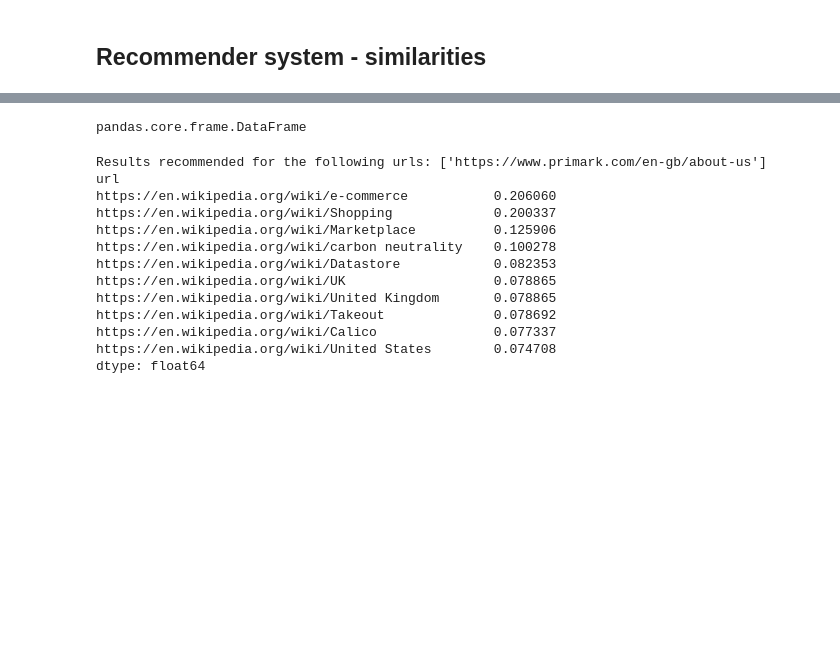
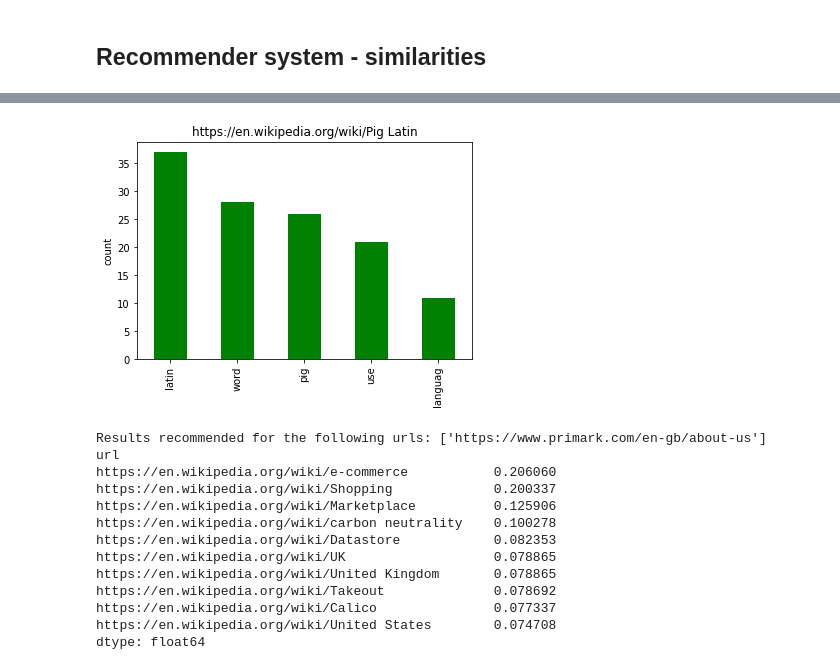
Before and after one commit to azywot/wiki-recommender-system, a Jupyter notebook: project.ipynb, the cells around one changed output, grey strips where cells are left out. Saved outputs shown, nothing was run; the diff lists cells and outputs as text; code cells hidden in the pictures; blank space fills up the shorter version.

```diff
--- a/project.ipynb
+++ b/project.ipynb
@@ -311,6 +311,26 @@ dfTFIDF
 Save the obtained data frame to csv file.
 # %% [markdown]
 ## Recommender system - similarities
+# %%
+def preprocess_user_input(user_data, mode='query'):
+    if mode == 'query':
+        if isinstance(user_data, list):
+            user_data = ' '.join(user_data)
+        query = preprocess(user_data)
+
+    elif mode == 'url':
+        if isinstance(user_data, list):
+            query = ''
+            for url in user_data:
+                query = query + ' ' + preprocess(getText(url))
+
+        else:
+            query = preprocess(getText(url))
+
+    if query is None:
+        return None
+
+    return query
 # %%
 def get_recommendations(df, user_data, mode='query', n=10):
     tfidf = TfidfVectorizer(ngram_range=(1,1), use_idf=True, smooth_idf=False, stop_words='english')
@@ -346 +348,15 @@ def get_recommendations(df, user_data, mode='query', n=10):
+# %%
+def get_statistics(dfCV, result_url, user_data, mode='query', n=5):
+    res = dfCV.iloc[dfCV.index.get_loc(result_url)]
+    res = res.sort_values(ascending=False)[:n]
+
+    query = preprocess_user_input(user_data, mode)
+    test_query = [query, '']
+    CountVec = CountVectorizer(ngram_range=(1,1), stop_words='english')
+    CountData = CountVec.fit_transform(test_query)
+    dfCV_query = pd.DataFrame(CountData.toarray(), columns=CountVec.get_feature_names_out()).iloc[0]
+    dfCV_query = dfCV_query.sort_values(ascending=False)[:n]
+
+    res.plot(kind='bar', title=result_url, ylabel='count', color='green')
+    # dfCV_query.plot(kind='bar', title=user_data, ylabel='count', color='pink')
 # %%
@@ -378,9 +380,8 @@ Name: url, dtype: object
-# %%
-x =pd.DataFrame(results_query)
-# x['url']
-type(x)
-# %% [output]
-pandas.core.frame.DataFrame
+# %%
+res = get_statistics(dfCV, 'https://en.wikipedia.org/wiki/Pig Latin' , 'agatka agatka wariatka')
+res
+# %% [output]
+[figure, added]
 # %%
 URL = ['https://www.primark.com/en-gb/about-us']
 results_url = get_recommendations(df, URL, mode='url')
```
Also changed, not shown: parts of 7 cells of this notebook.
